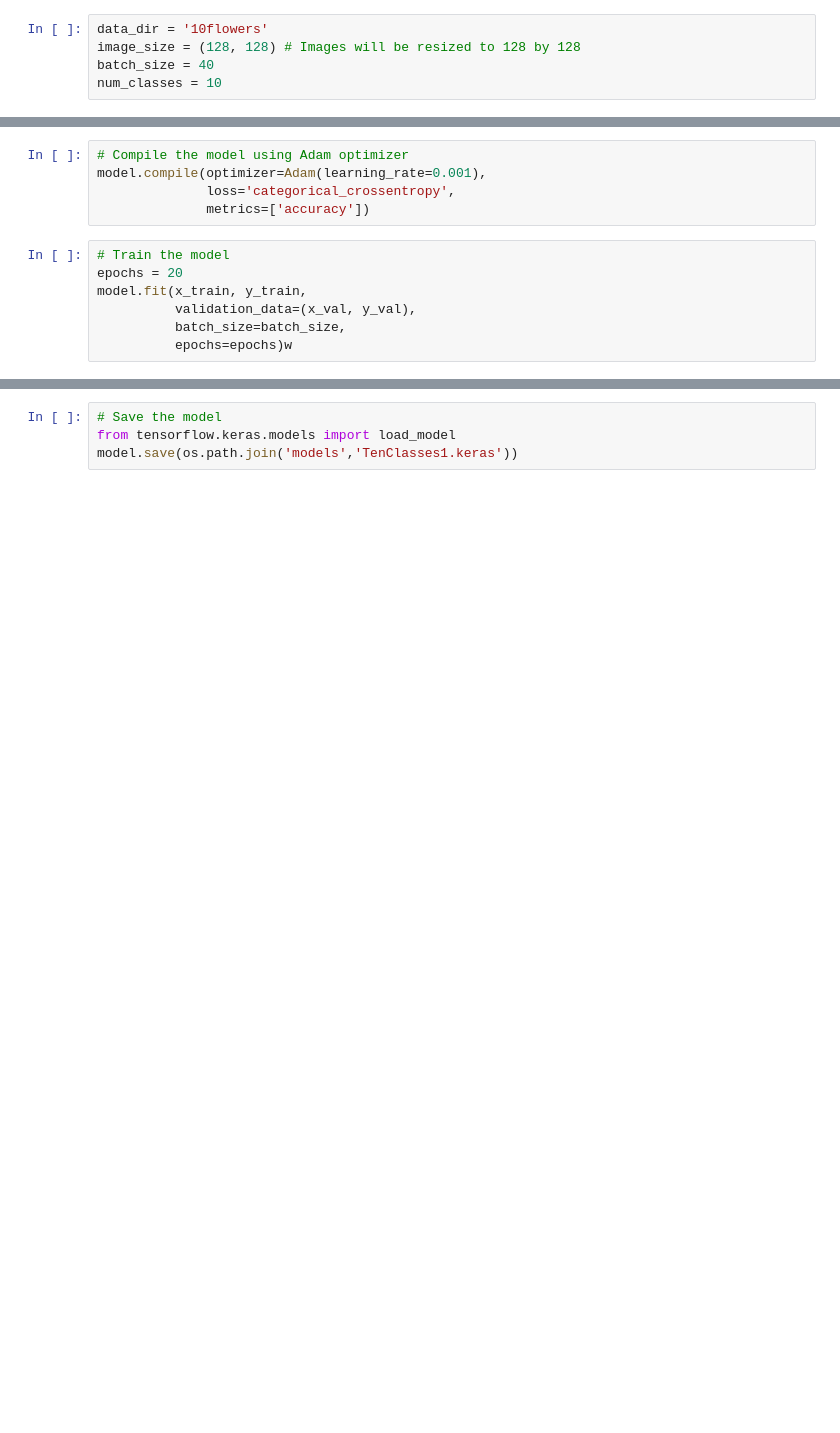
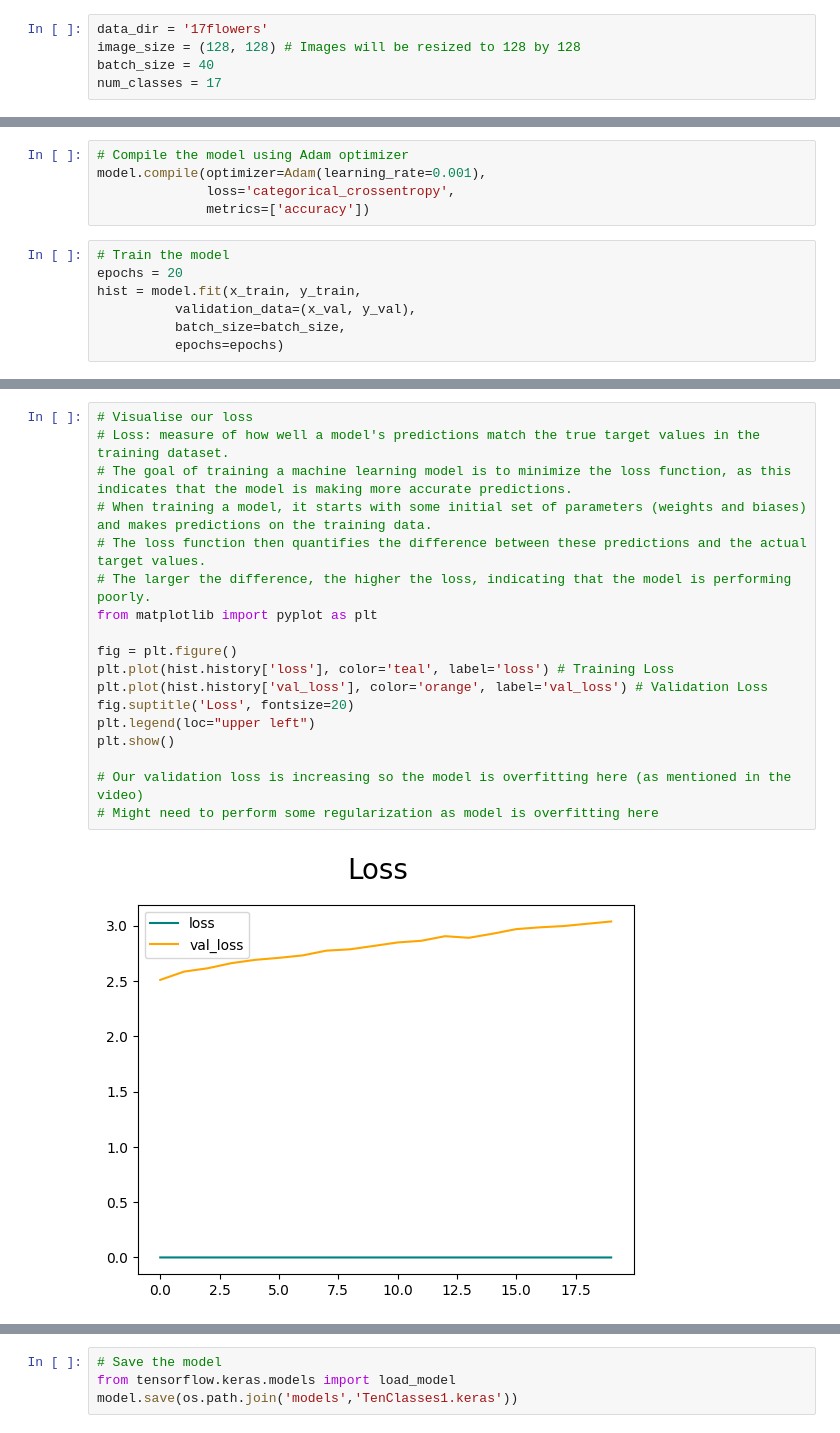
Before and after one commit to usman367/BeeGPTModel, a Jupyter notebook: Code.ipynb, the cells around one changed output, grey strips where cells are left out. Cells and saved outputs as stored; diff of their text form; blank space fills up the shorter version.

```diff
--- a/Code.ipynb
+++ b/Code.ipynb
@@ -9,10 +9,10 @@ from tensorflow.keras.optimizers import Adam
 from tensorflow.keras.regularizers import l2
 from sklearn.model_selection import train_test_split
 # %%
-data_dir = '10flowers'
+data_dir = '17flowers'
 image_size = (128, 128) # Images will be resized to 128 by 128
 batch_size = 40
-num_classes = 10
+num_classes = 17
 # %%
 ### DATA LOADING AND PREPROCESSING
 # Load the data and labels
@@ -144,9 +158,9 @@ model.compile(optimizer=Adam(learning_rate=0.001),
 # %%
 # Train the model
 epochs = 20
-model.fit(x_train, y_train,
+hist = model.fit(x_train, y_train,
           validation_data=(x_val, y_val),
           batch_size=batch_size,
-          epochs=epochs)w
+          epochs=epochs)
 # %% [output]
 Epoch 1/20
@@ -169,0 +185,20 @@ Epoch 20/20
+# %%
+# Visualise our loss
+# Loss: measure of how well a model's predictions match the true target values in the training dataset.
+# The goal of training a machine learning model is to minimize the loss function, as this indicates that the model is making more accurate predictions.
+# When training a model, it starts with some initial set of parameters (weights and biases) and makes predictions on the training data.
+# The loss function then quantifies the difference between these predictions and the actual target values.
+# The larger the difference, the higher the loss, indicating that the model is performing poorly.
+from matplotlib import pyplot as plt
+
+fig = plt.figure()
+plt.plot(hist.history['loss'], color='teal', label='loss') # Training Loss
+plt.plot(hist.history['val_loss'], color='orange', label='val_loss') # Validation Loss
+fig.suptitle('Loss', fontsize=20)
+plt.legend(loc="upper left")
+plt.show()
+
+# Our validation loss is increasing so the model is overfitting here (as mentioned in the video)
+# Might need to perform some regularization as model is overfitting here
+# %% [output]
+[figure, added]
```
Also changed, not shown: parts of 13 cells of this notebook, 17 other files.
